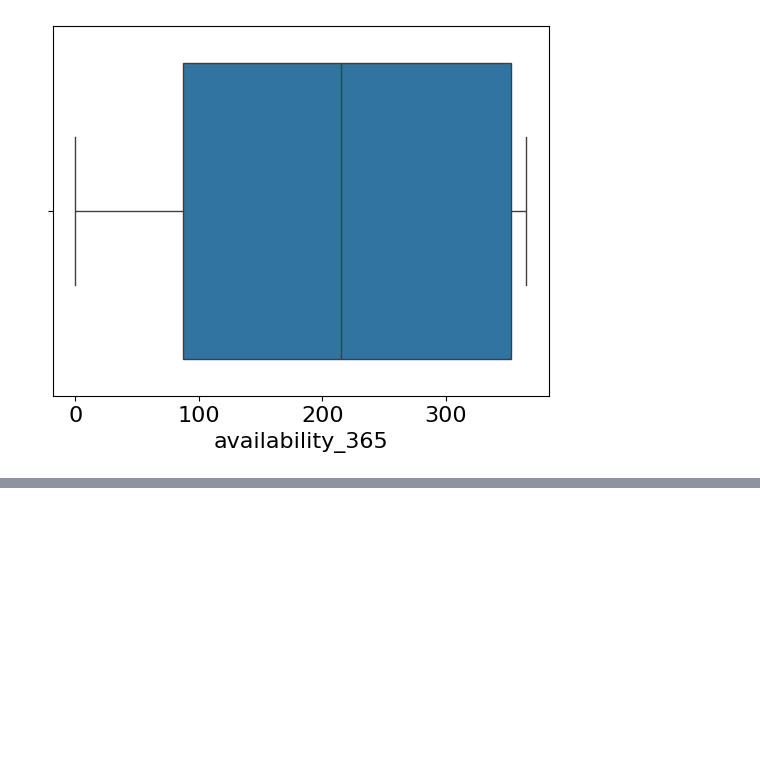
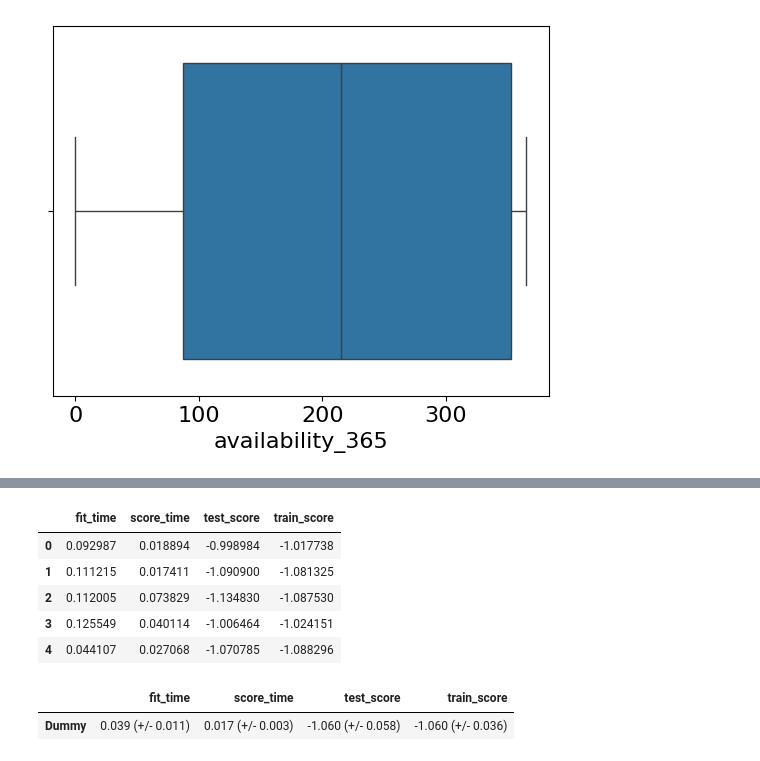
Before and after one commit to VivaanWadhwa/Airbnb-Price-Predictor, a Jupyter notebook: model.ipynb, the cells around one changed output, grey strips where cells are left out. Drawn from its saved outputs; the diff is of its cells as text; code cells hidden in the pictures; blank space fills up the shorter version.

```diff
--- a/model.ipynb
+++ b/model.ipynb
@@ -146,0 +157,32 @@ drop = ['host_name','']
+# %%
+def mean_std_cross_val_scores(model, X_train, y_train, **kwargs):
+    """
+    Returns mean and std of cross validation
+
+    Parameters
+    ----------
+    model :
+        scikit-learn model
+    X_train : numpy array or pandas DataFrame
+        X in the training data
+    y_train :
+        y in the training data
+
+    Returns
+    ----------
+        pandas Series with mean scores from cross_validation
+    """
+
+    scores = cross_validate(model, X_train, y_train, **kwargs)
+
+    mean_scores = pd.DataFrame(scores).mean()
+    std_scores = pd.DataFrame(scores).std()
+    out_col = []
+
+    for i in range(len(mean_scores)):
+        out_col.append((f"%0.3f (+/- %0.3f)" % (mean_scores[i], std_scores[i])))
+
+    return pd.Series(data=out_col, index=mean_scores.index)
+# %%
+results = {}
+base_pipe = make_pipeline(preprocessor, DummyRegressor(strategy = "mean"))
@@ -146,0 +191,14 @@ drop = ['host_name','']
+# %%
+score_dummy = cross_validate(base_pipe, X_train, y_train, cv = 5,return_train_score=True,scoring=mape_scorer)
+results["Dummy"] = mean_std_cross_val_scores( base_pipe, X_train, y_train, return_train_score=True, scoring=mape_scorer)
+display(pd.DataFrame(score_dummy))
+pd. DataFrame(results).T
+# %% [output]
+|  | fit_time | score_time | test_score | train_score |
+| 0 | 0.092987 | 0.018894 | -0.998984 | -1.017738 |
+| 1 | 0.111215 | 0.017411 | -1.090900 | -1.081325 |
+| 2 | 0.112005 | 0.073829 | -1.134830 | -1.087530 |
+| 3 | 0.125549 | 0.040114 | -1.006464 | -1.024151 |
+| 4 | 0.044107 | 0.027068 | -1.070785 | -1.088296 |
+|  | fit_time | score_time | test_score | train_score |
+| Dummy | 0.039 (+/- 0.011) | 0.017 (+/- 0.003) | -1.060 (+/- 0.058) | -1.060 (+/- 0.036) |
```
Also changed, not shown: parts of 18 cells of this notebook.
